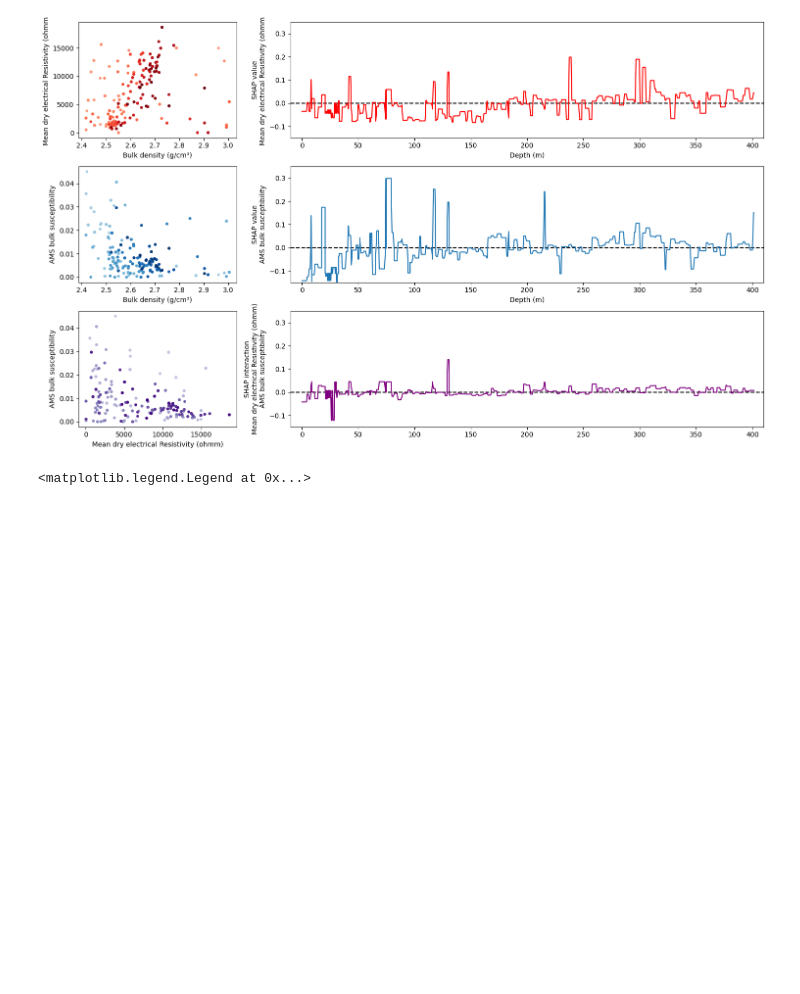
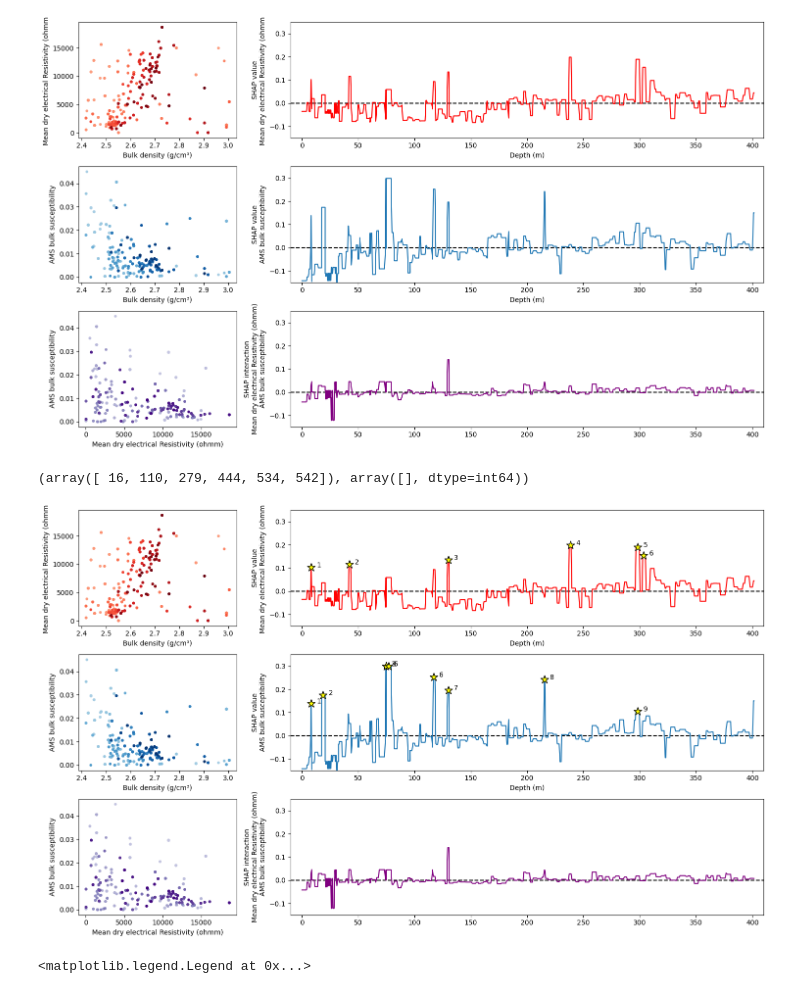
Before and after one commit to SerpRateAI/AI-pipeline-boreholes, a Jupyter notebook: ams-resist-analysis.ipynb, the cells around one changed output. Drawn from its saved outputs; the diff is of its cells as text; code cells hidden in the pictures; blank space fills up the shorter version.

Commit message:
added the peak finder for the chat gpt stuff

```diff
--- a/ams-resist-analysis.ipynb
+++ b/ams-resist-analysis.ipynb
@@ -199,6 +199,84 @@ fig.tight_layout()
 fig.savefig('shap.pdf', bbox_inches='tight')
 # %% [output]
 [figure]
+# %%
+import numpy as np
+from scipy.signal import find_peaks
+
+def find_peaks_custom(signal):
+    # Find peaks greater than 0.1
+    positive_peaks, _ = find_peaks(signal, height=0.1)
+
+    # Find peaks less than -0.1 (invert the signal to treat troughs as peaks)
+    negative_peaks, _ = find_peaks(-signal, height=0.1)
+
+    return positive_peaks, negative_peaks
+# %%
+find_peaks_custom(shap_df['Mean dry electrical Resistivity (ohmm)'])
+# %% [output]
+(array([ 16, 110, 279, 444, 534, 542]), array([], dtype=int64))
+# %%
+fig, (ax1, ax2, ax3) = plt.subplots(3, 2, gridspec_kw={'width_ratios': [3, 9]}, figsize=(15, 9))
+
+ax1[0].scatter(df['Bulk density (g/cm³)'], df['Mean dry electrical Resistivity (ohmm)'], c=df.TOP_DEPTH, cmap='Reds', vmin=-200, marker='.')
+ax1[0].set_ylabel('Mean dry electrical Resistivity (ohmm)')
+ax1[0].set_xlabel('Bulk density (g/cm³)')
+
+ax2[0].scatter(df['Bulk density (g/cm³)'], df['AMS bulk susceptibility'], c=df.TOP_DEPTH, cmap='Blues', vmin=-200, marker='.')
+ax2[0].set_ylabel('AMS bulk susceptibility')
+ax2[0].set_xlabel('Bulk density (g/cm³)')
+
+import shap
+
+explainer = shap.TreeExplainer(phys)
+shap_values = explainer(X)
+shap_df = pd.DataFrame( columns=X.columns, index=df['TOP_DEPTH'])
+for n, c in enumerate(X.columns):
+    shap_df[c] = shap_values.values[:,n]
+
+ax1[1].plot(shap_df.index, shap_df['Mean dry electrical Resistivity (ohmm)'], color='red')
+ax1[1].set_ylabel('SHAP value\nMean dry electrical Resistivity (ohmm)')
+ax1[1].set_ylim(-0.15, 0.35)
+ax1[1].plot((-10, 410), (0, 0), zorder=0, color='black', linestyle='--')
+ax1[1].set_xlim(-10, 410)
+ax1[1].set_xlabel('Depth (m)')
+
+pos, neg = find_peaks_custom(shap_df['Mean dry electrical Resistivity (ohmm)'])
+x = shap_df.index[pos].values
+y = shap_df['Mean dry electrical Resistivity (ohmm)'].iloc[pos].values
+ax1[1].scatter(x, y, marker='*', color='yellow', edgecolor='black', s=150, zorder=20)
+for n in np.arange(len(x)):
+    ax1[1].text(s=f'{n+1}', x=x[n]+5, y=y[n])
+
+ax2[1].plot(shap_df.index, shap_df['AMS bulk susceptibility'])
+ax2[1].set_ylabel('SHAP value\nAMS bulk susceptibility')
+ax2[1].set_ylim(-0.15, 0.35)
+ax2[1].plot((-10, 410), (0, 0), zorder=0, color='black', linestyle='--')
+ax2[1].set_xlim(-10, 410)
+ax2[1].set_xlabel('Depth (m)')
+
+pos, neg = find_peaks_custom(shap_df['AMS bulk susceptibility'])
+x = shap_df.index[pos].values
+y = shap_df['AMS bulk susceptibility'].iloc[pos].values
+ax2[1].scatter(x, y, marker='*', color='yellow', edgecolor='black', s=150, zorder=20)
+for n in np.arange(len(x)):
+    ax2[1].text(s=f'{n+1}', x=x[n]+5, y=y[n])
+
+# df.plot.scatter('Mean dry electrical Resistivity (ohmm)', 'AMS bulk susceptibility', ax=ax3[0], marker='.', c='TOP_DEPTH')
+ax3[0].scatter(df['Mean dry electrical Resistivity (ohmm)'], df['AMS bulk susceptibility'], marker='.', c=df.TOP_DEPTH, cmap='Purples', vmin=-200)
+ax3[0].set_xlabel('Mean dry electrical Resistivity (ohmm)')
+ax3[0].set_ylabel('AMS bulk susceptibility')
+shap_interaction_values = explainer.shap_interaction_values(X)
+ax3[1].plot(df.TOP_DEPTH, shap_interaction_values[:,:,1][:,0], color='Purple')
+ax3[1].set_ylim(-0.15, 0.35)
+ax3[1].plot((-10, 410), (0, 0), zorder=0, color='black', linestyle='--')
+ax3[1].set_xlim(-10, 410)
+ax3[1].set_ylabel('SHAP interaction\nMean dry electrical Resistivity (ohmm)\nAMS bulk susceptibility')
+
+fig.tight_layout()
+fig.savefig('shap.pdf', bbox_inches='tight')
+# %% [output]
+[figure, added]
 # %%
 fig, ax = plt.subplots(figsize=(15, 5))
 
```
